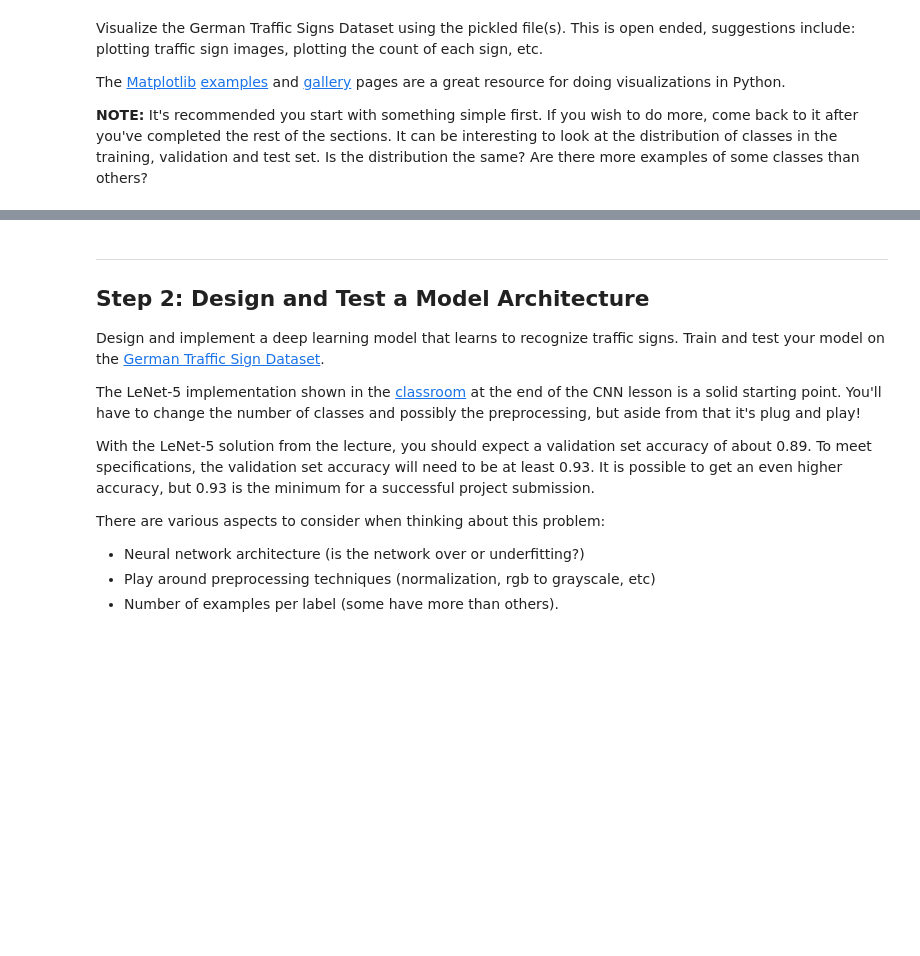
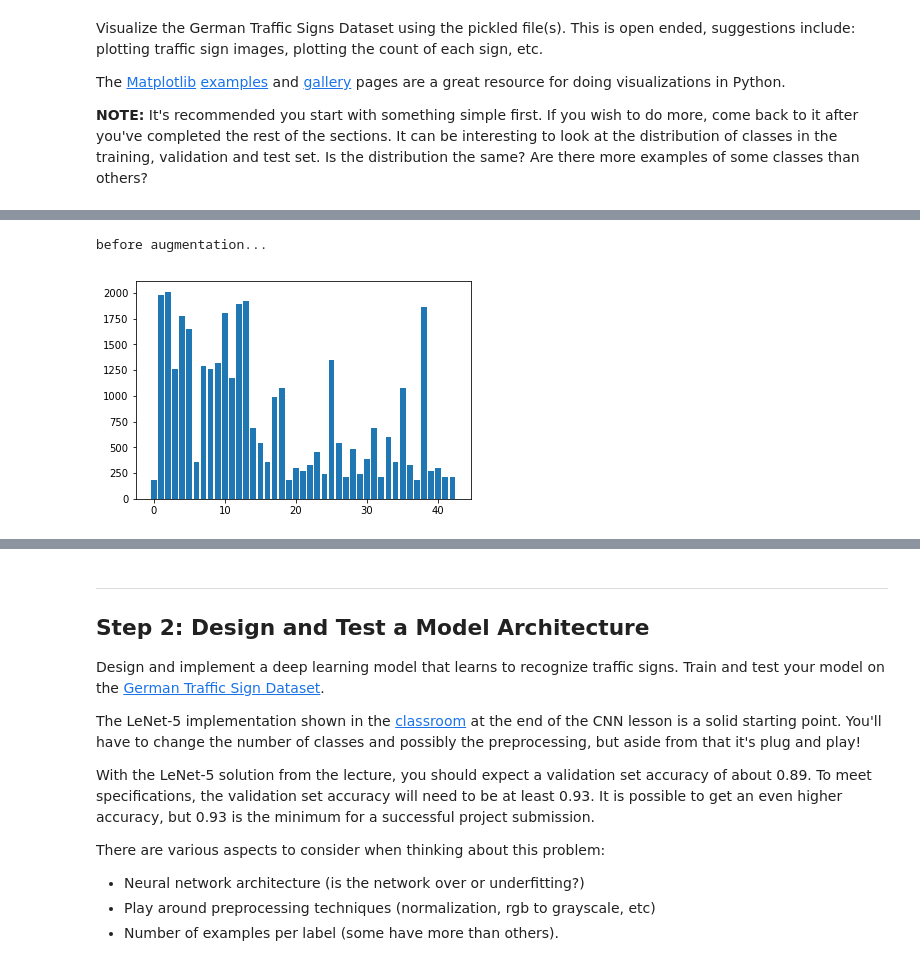
Before and after one commit to topgoonr/CarND-Traffic-Sign-Classifier-Project, a Jupyter notebook: Traffic_Sign_Classifier.ipynb, the cells around one changed output, grey strips where cells are left out. Drawn from its saved outputs; the diff is of its cells as text; code cells hidden in the pictures; blank space fills up the shorter version.

```diff
--- a/Traffic_Sign_Classifier.ipynb
+++ b/Traffic_Sign_Classifier.ipynb
@@ -145,0 +180,13 @@ label= 12
+# %%
+import numpy as np
+def display_data(y_train, n_class):
+    counts = []
+    for i in range(n_class):
+        counts.append(np.sum(y_train == i))
+    plt.bar(range(43),counts)
+
+print('before augmentation...')
+display_data(y_train, 43)
+# %% [output]
+before augmentation...
+[figure, added]
```
Also changed, not shown: parts of 13 cells of this notebook.
